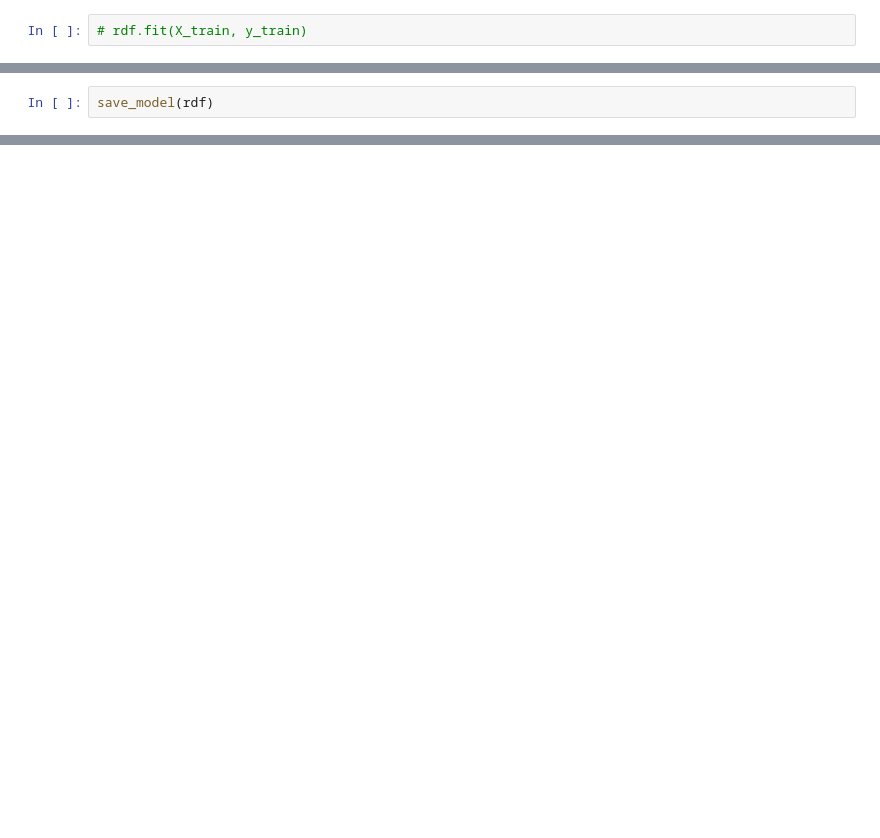
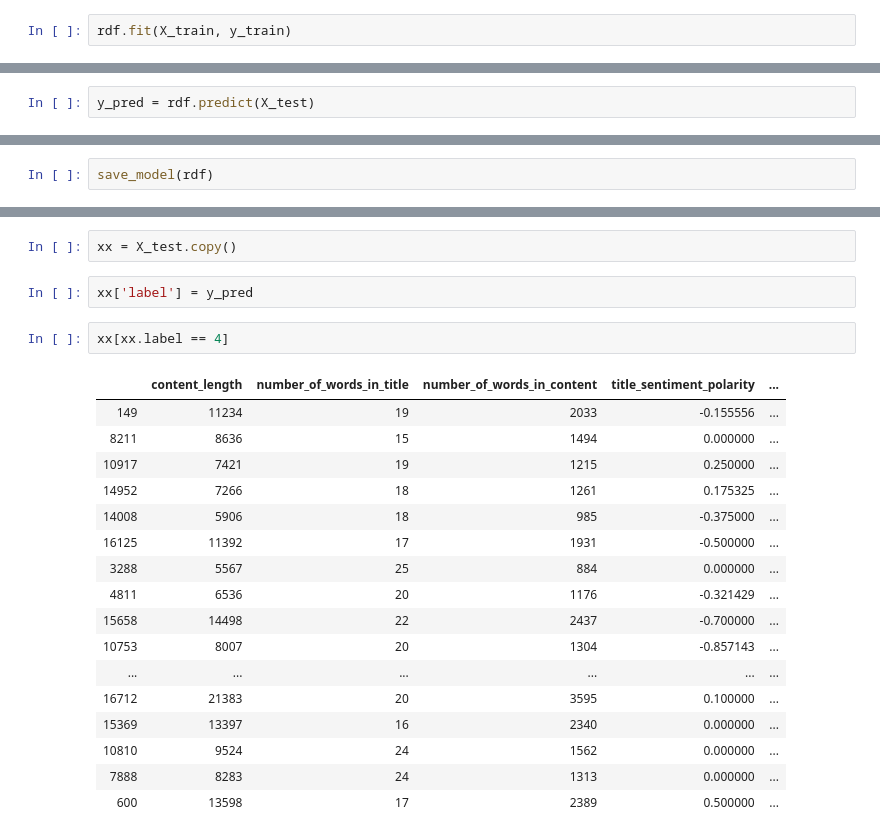
Before and after one commit to kamko/lnu_ht19_4ME310_final_project, a Jupyter notebook: popularity/prediction.ipynb, the cells around one changed output, grey strips where cells are left out. Saved outputs shown, nothing was run; the diff lists cells and outputs as text; blank space fills up the shorter version.

```diff
--- a/popularity/prediction.ipynb
+++ b/popularity/prediction.ipynb
@@ -195,4 +201,4 @@ X_train
 # %%
 rdf = RandomForestClassifier()
 # %%
-# rdf.fit(X_train, y_train)
+rdf.fit(X_train, y_train)
@@ -198,0 +213,2 @@ rdf = RandomForestClassifier()
+# %%
+y_pred = rdf.predict(X_test)
@@ -200,0 +261,24 @@ save_model(rdf)
+# %%
+xx = X_test.copy()
+# %%
+xx['label'] = y_pred
+# %%
+xx[xx.label == 4]
+# %% [output]
+|  | content_length | number_of_words_in_title | number_of_words_in_content | title_sentiment_polarity | ... |
+| 149 | 11234 | 19 | 2033 | -0.155556 | ... |
+| 8211 | 8636 | 15 | 1494 | 0.000000 | ... |
+| 10917 | 7421 | 19 | 1215 | 0.250000 | ... |
+| 14952 | 7266 | 18 | 1261 | 0.175325 | ... |
+| 14008 | 5906 | 18 | 985 | -0.375000 | ... |
+| 16125 | 11392 | 17 | 1931 | -0.500000 | ... |
+| 3288 | 5567 | 25 | 884 | 0.000000 | ... |
+| 4811 | 6536 | 20 | 1176 | -0.321429 | ... |
+| 15658 | 14498 | 22 | 2437 | -0.700000 | ... |
+| 10753 | 8007 | 20 | 1304 | -0.857143 | ... |
+| ... | ... | ... | ... | ... | ... |
+| 16712 | 21383 | 20 | 3595 | 0.100000 | ... |
+| 15369 | 13397 | 16 | 2340 | 0.000000 | ... |
+| 10810 | 9524 | 24 | 1562 | 0.000000 | ... |
+| 7888 | 8283 | 24 | 1313 | 0.000000 | ... |
+| 600 | 13598 | 17 | 2389 | 0.500000 | ... |
```
Also changed, not shown: parts of 22 cells of this notebook, 5 other files.
